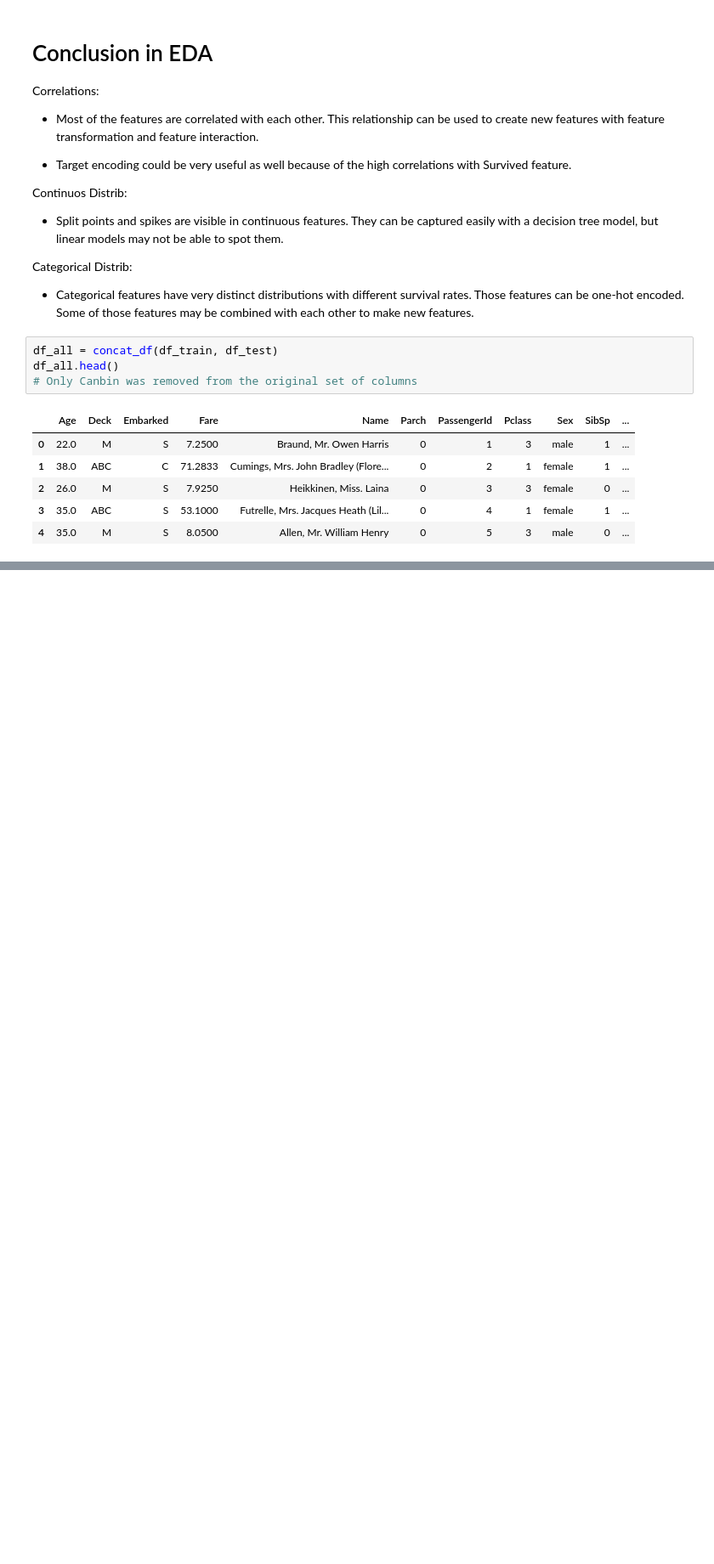
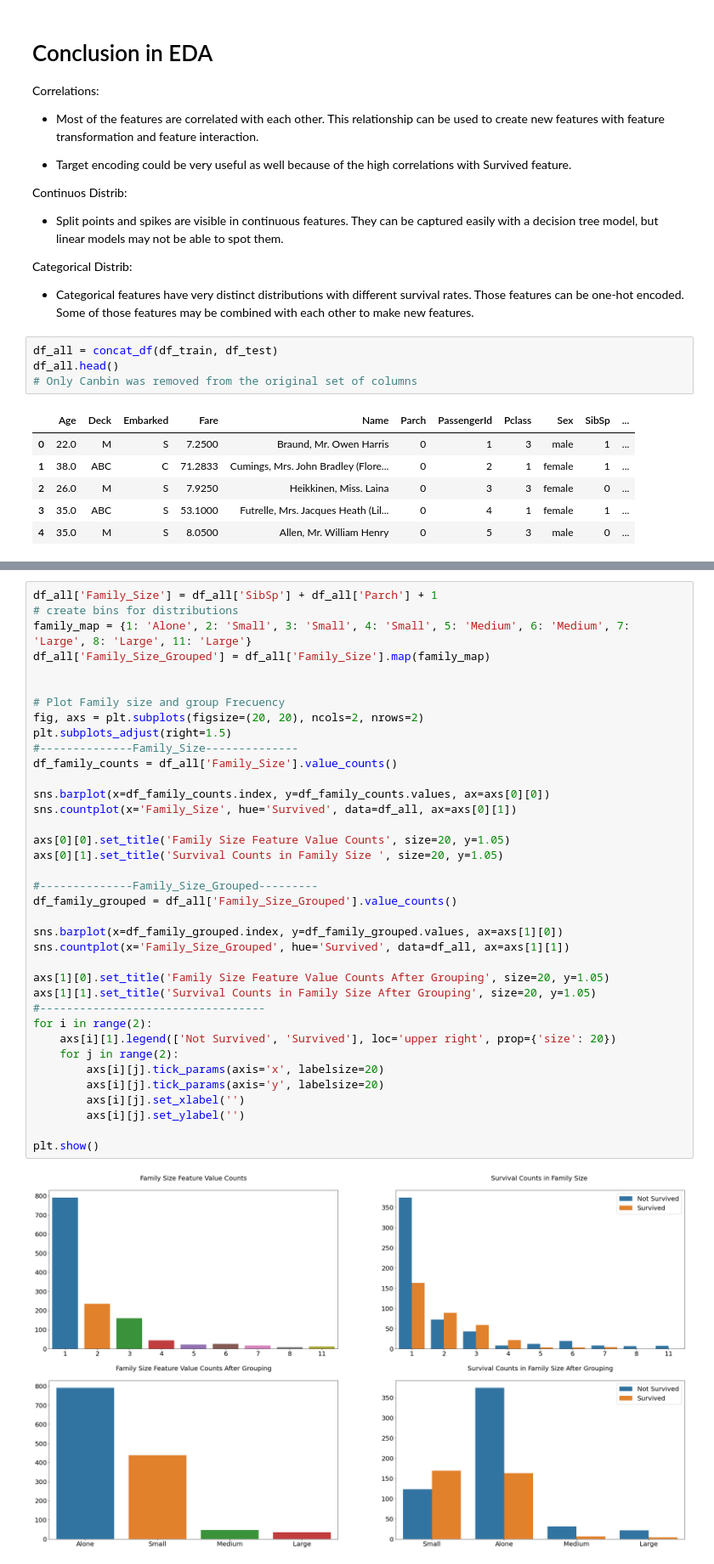
Before and after one commit to jtavara23/Titanic_survivor_prediction, a Jupyter notebook: main.ipynb, the cells around one changed output, grey strips where cells are left out. Shown: that part at 85% size. Cells and saved outputs as stored; diff of their text form; blank space fills up the shorter version.

```diff
--- a/main.ipynb
+++ b/main.ipynb
@@ -763,0 +818,39 @@ df_all.head()
+# %%
+df_all['Family_Size'] = df_all['SibSp'] + df_all['Parch'] + 1
+# create bins for distributions
+family_map = {1: 'Alone', 2: 'Small', 3: 'Small', 4: 'Small', 5: 'Medium', 6: 'Medium', 7: 'Large', 8: 'Large', 11: 'Large'}
+df_all['Family_Size_Grouped'] = df_all['Family_Size'].map(family_map)
+
+
+# Plot Family size and group Frecuency
+fig, axs = plt.subplots(figsize=(20, 20), ncols=2, nrows=2)
+plt.subplots_adjust(right=1.5)
+#--------------Family_Size--------------
+df_family_counts = df_all['Family_Size'].value_counts()
+
+sns.barplot(x=df_family_counts.index, y=df_family_counts.values, ax=axs[0][0])
+sns.countplot(x='Family_Size', hue='Survived', data=df_all, ax=axs[0][1])
+
+axs[0][0].set_title('Family Size Feature Value Counts', size=20, y=1.05)
+axs[0][1].set_title('Survival Counts in Family Size ', size=20, y=1.05)
+
+#--------------Family_Size_Grouped---------
+df_family_grouped = df_all['Family_Size_Grouped'].value_counts()
+
+sns.barplot(x=df_family_grouped.index, y=df_family_grouped.values, ax=axs[1][0])
+sns.countplot(x='Family_Size_Grouped', hue='Survived', data=df_all, ax=axs[1][1])
+
+axs[1][0].set_title('Family Size Feature Value Counts After Grouping', size=20, y=1.05)
+axs[1][1].set_title('Survival Counts in Family Size After Grouping', size=20, y=1.05)
+#----------------------------------
+for i in range(2):
+    axs[i][1].legend(['Not Survived', 'Survived'], loc='upper right', prop={'size': 20})
+    for j in range(2):
+        axs[i][j].tick_params(axis='x', labelsize=20)
+        axs[i][j].tick_params(axis='y', labelsize=20)
+        axs[i][j].set_xlabel('')
+        axs[i][j].set_ylabel('')
+
+plt.show()
+# %% [output]
+[figure, added]
```
Also changed, not shown: parts of 31 cells of this notebook.
